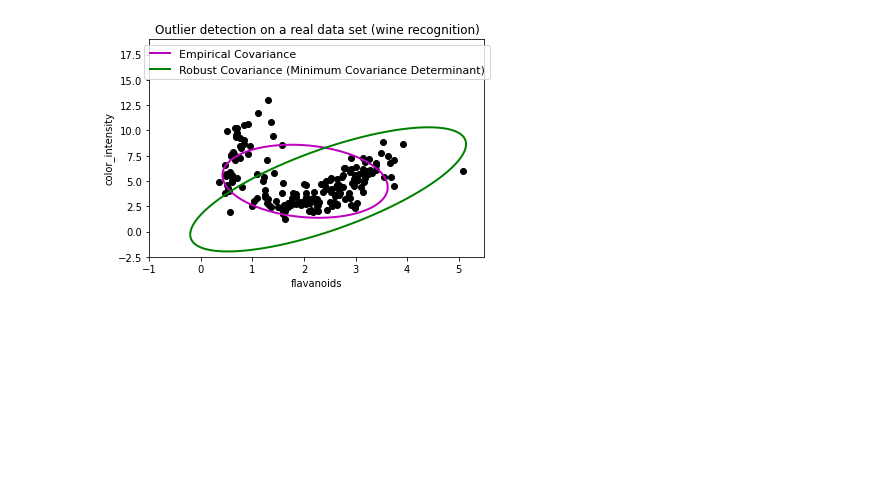
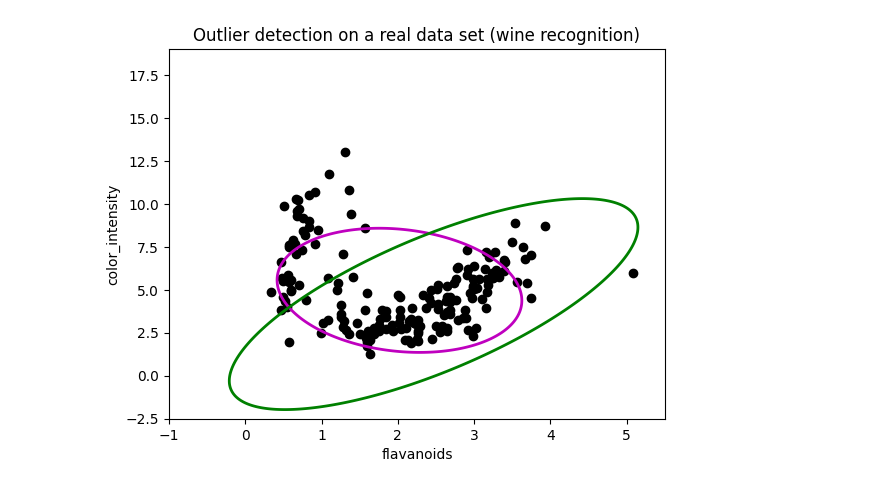
Before and after one commit to wantpark/machine-learning-lecture, a Jupyter notebook: 1. Data Preparation/1. Data Cleaning/2.4 MCD.ipynb, the cells around one changed output. Saved outputs shown, nothing was run; the diff lists cells and outputs as text; code cells hidden in the pictures; blank space fills up the shorter version.

```diff
--- a/1. Data Preparation/1. Data Cleaning/2.4 MCD.ipynb
+++ b/1. Data Preparation/1. Data Cleaning/2.4 MCD.ipynb
@@ -61,31 +63,33 @@ X2 = load_wine()['data'][:, [6, 9]]  # "banana"-shaped
 
 # 여러 분류기를 사용하여 이상값 감지를 위한 프론티어 알아보기
 xx2, yy2 = np.meshgrid(np.linspace(-1, 5.5, 500), np.linspace(-2.5, 19, 500))
 for i, (clf_name, clf) in enumerate(classifiers.items()):
     plt.figure(2)
     clf.fit(X2)
     Z2 = clf.decision_function(np.c_[xx2.ravel(), yy2.ravel()])
     Z2 = Z2.reshape(xx2.shape)
     legend2[clf_name] = plt.contour(
         xx2, yy2, Z2, levels=[0], linewidths=2, colors=colors[i])
 
 legend2_values_list = list(legend2.values())
 legend2_keys_list = list(legend2.keys())
 
 # 결과를 플로팅 (= 데이터 포인트 클라우드의 모양)
 plt.figure(2)  # "바나나" 모양
 plt.title("Outlier detection on a real data set (wine recognition)")
 plt.scatter(X2[:, 0], X2[:, 1], color='black')
 plt.xlim((xx2.min(), xx2.max()))
 plt.ylim((yy2.min(), yy2.max()))
+'''
 plt.legend((legend2_values_list[0].collections[0],
             legend2_values_list[1].collections[0]),
            (legend2_keys_list[0], legend2_keys_list[1]),
            loc="upper center",
            prop=matplotlib.font_manager.FontProperties(size=11))
+'''
 plt.ylabel("color_intensity")
 plt.xlabel("flavanoids")
 
 plt.show()
 # %% [output]
-[figure, old version]
+[figure, new version]
```
Also changed, not shown: parts of 1 cell of this notebook, 16 other files.
